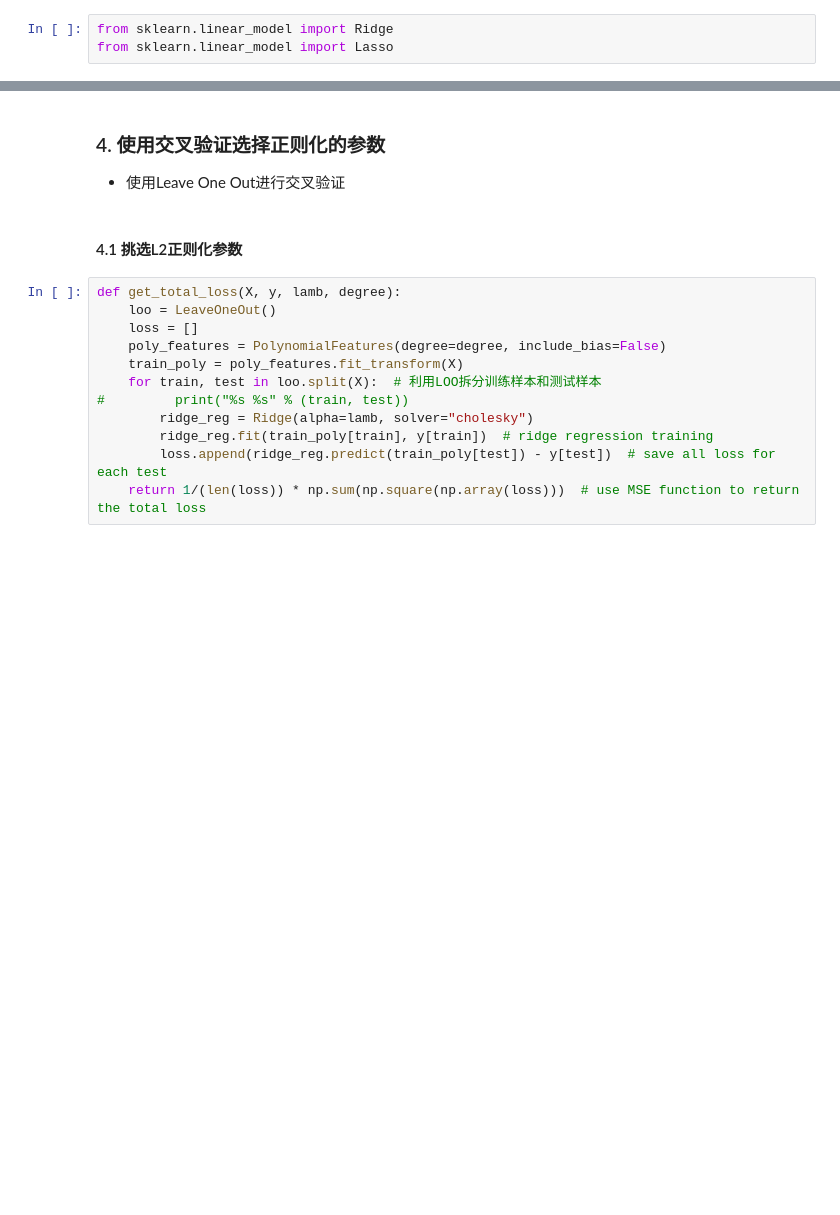
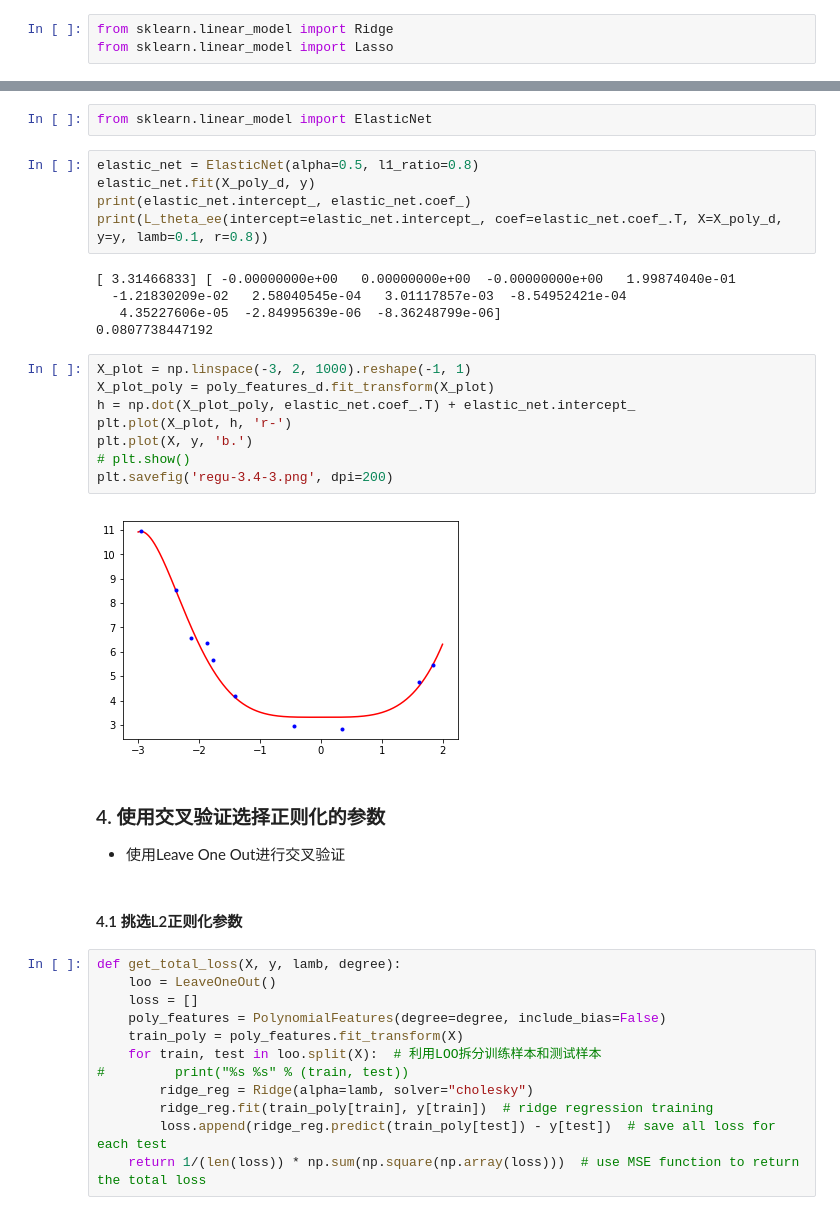
Before and after one commit to OnlyBelter/jupyter-note, a Jupyter notebook: machine_learning/math&symbol/正则化(Regularization).ipynb, the cells around one changed output, grey strips where cells are left out. Saved outputs shown, nothing was run; the diff lists cells and outputs as text; blank space fills up the shorter version.

```diff
--- a/machine_learning/math&symbol/正则化(Regularization).ipynb
+++ b/machine_learning/math&symbol/正则化(Regularization).ipynb
@@ -395,3 +321,25 @@ plt.savefig('regu-7.png', dpi=200)
+# %%
+from sklearn.linear_model import ElasticNet
+# %%
+elastic_net = ElasticNet(alpha=0.5, l1_ratio=0.8)
+elastic_net.fit(X_poly_d, y)
+print(elastic_net.intercept_, elastic_net.coef_)
+print(L_theta_ee(intercept=elastic_net.intercept_, coef=elastic_net.coef_.T, X=X_poly_d, y=y, lamb=0.1, r=0.8))
+# %% [output]
+[ 3.31466833] [ -0.00000000e+00   0.00000000e+00  -0.00000000e+00   1.99874040e-01
+  -1.21830209e-02   2.58040545e-04   3.01117857e-03  -8.54952421e-04
+   4.35227606e-05  -2.84995639e-06  -8.36248799e-06]
+0.0807738447192
+# %%
+X_plot = np.linspace(-3, 2, 1000).reshape(-1, 1)
+X_plot_poly = poly_features_d.fit_transform(X_plot)
+h = np.dot(X_plot_poly, elastic_net.coef_.T) + elastic_net.intercept_
+plt.plot(X_plot, h, 'r-')
+plt.plot(X, y, 'b.')
+# plt.show()
+plt.savefig('regu-3.4-3.png', dpi=200)
+# %% [output]
+[figure, added]
 # %% [markdown]
 ### 4. 使用交叉验证选择正则化的参数
 - 使用Leave One Out进行交叉验证
```
Also changed, not shown: parts of 58 cells of this notebook, 8 other files.
